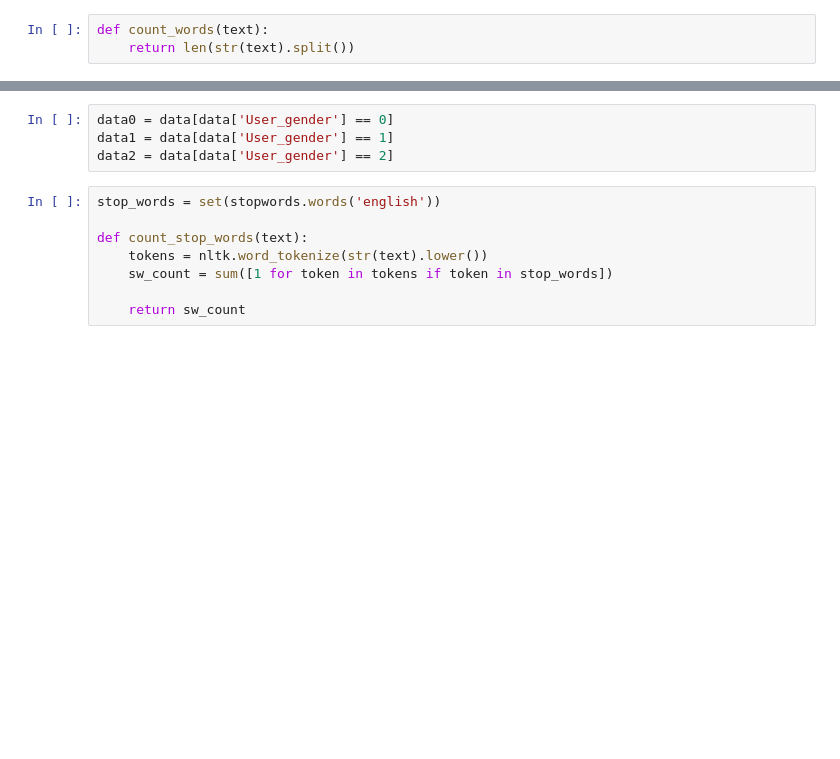
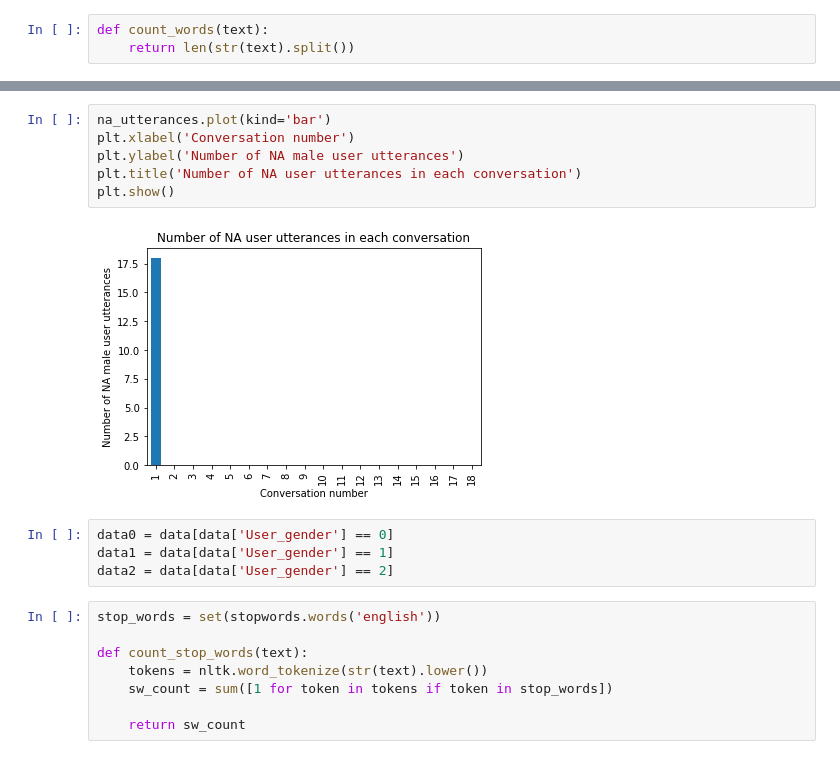
Before and after one commit to ai4society/causal-sas-rating, a Jupyter notebook: code/real-world/explore_allure.ipynb, the cells around one changed output, grey strips where cells are left out. Cells and saved outputs as stored; diff of their text form; blank space fills up the shorter version.

```diff
--- a/code/real-world/explore_allure.ipynb
+++ b/code/real-world/explore_allure.ipynb
@@ -248,3 +266,11 @@ Average number of NA utterances are:
+# %%
+na_utterances.plot(kind='bar')
+plt.xlabel('Conversation number')
+plt.ylabel('Number of NA male user utterances')
+plt.title('Number of NA user utterances in each conversation')
+plt.show()
+# %% [output]
+[figure, added]
 # %%
 data0 = data[data['User_gender'] == 0]
 data1 = data[data['User_gender'] == 1]
```
Also changed, not shown: parts of 12 cells of this notebook, 30 other files.
